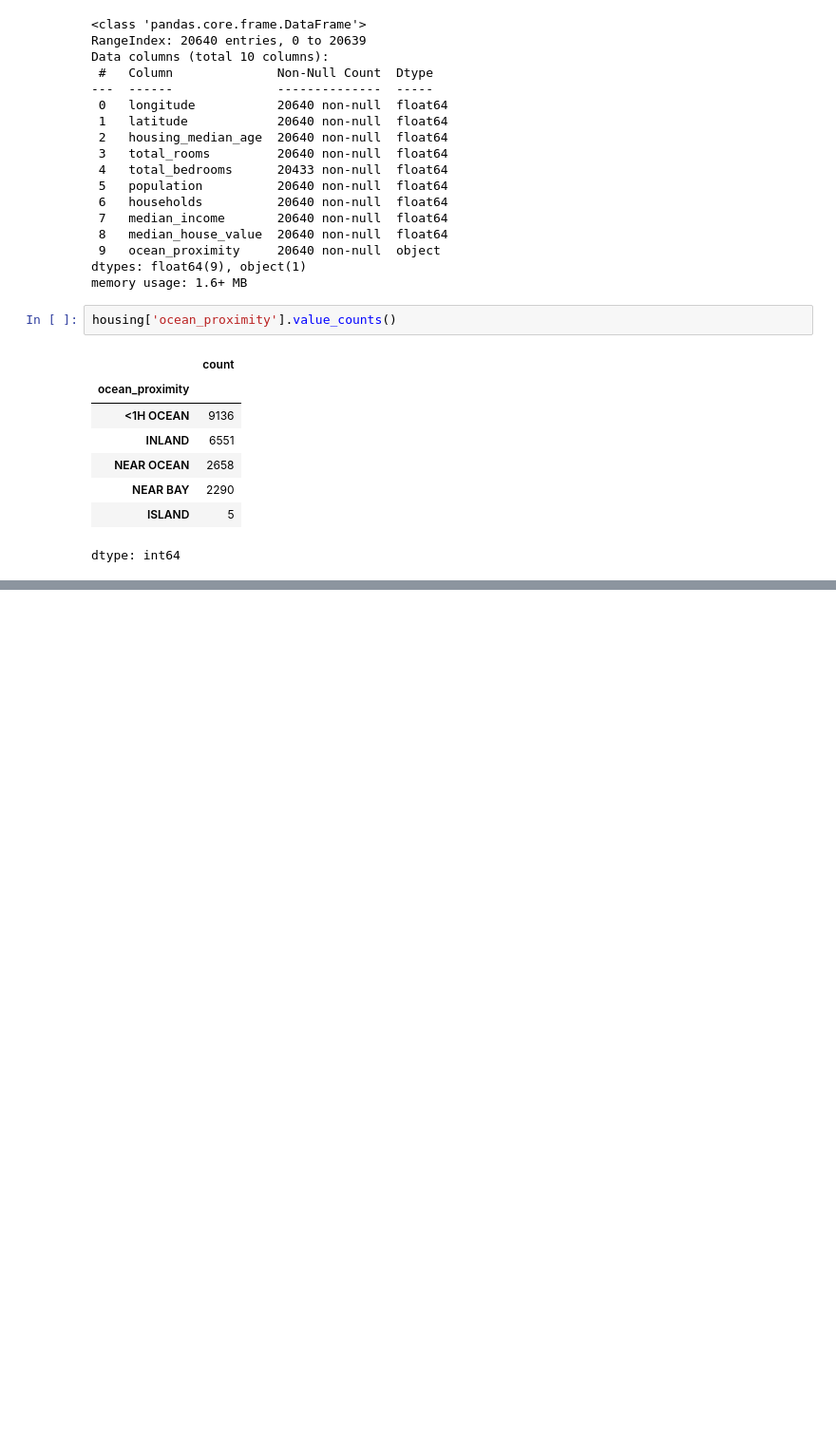
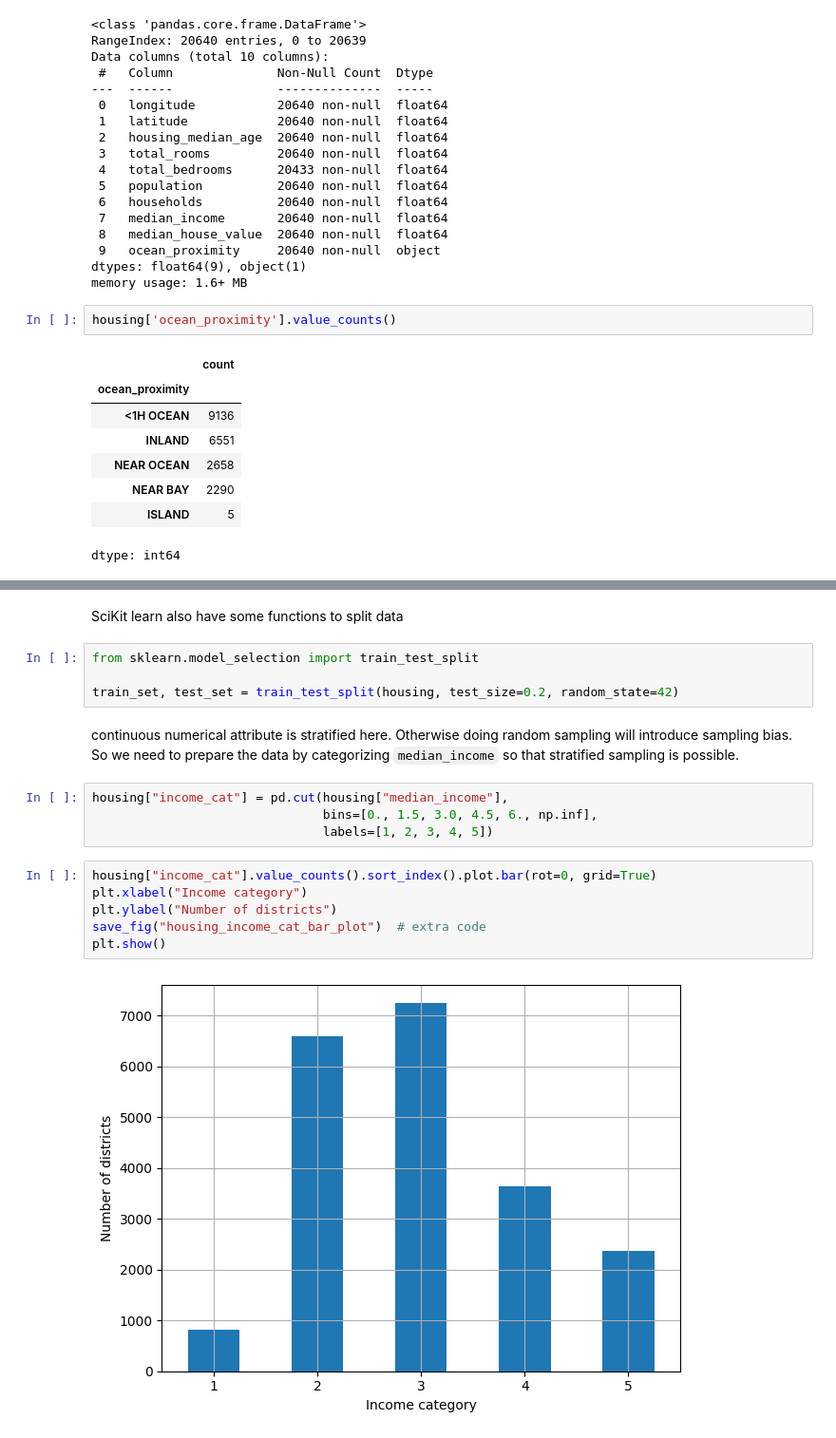
Before and after one commit to Mursalin1011/hands-on-ml-book, a Jupyter notebook: Practice_02_end_to_end_machine_learning_project.ipynb, the cells around one changed output, grey strips where cells are left out. Shown: that part at 95% size. Cells and saved outputs as stored; diff of their text form; blank space fills up the shorter version.

````diff
--- a/Practice_02_end_to_end_machine_learning_project.ipynb
+++ b/Practice_02_end_to_end_machine_learning_project.ipynb
@@ -87,0 +156,20 @@ plt.show()
+# %% [markdown]
+SciKit learn also have some functions to split data
+# %%
+from sklearn.model_selection import train_test_split
+
+train_set, test_set = train_test_split(housing, test_size=0.2, random_state=42)
+# %% [markdown]
+continuous numerical attribute is stratified here. Otherwise doing random sampling will introduce sampling bias. So we need to prepare the data by categorizing ```median_income``` so that stratified sampling is possible.
+# %%
+housing["income_cat"] = pd.cut(housing["median_income"],
+                               bins=[0., 1.5, 3.0, 4.5, 6., np.inf],
+                               labels=[1, 2, 3, 4, 5])
+# %%
+housing["income_cat"].value_counts().sort_index().plot.bar(rot=0, grid=True)
+plt.xlabel("Income category")
+plt.ylabel("Number of districts")
+save_fig("housing_income_cat_bar_plot")  # extra code
+plt.show()
+# %% [output]
+[figure, added]
````
Also changed, not shown: parts of 32 cells of this notebook.
